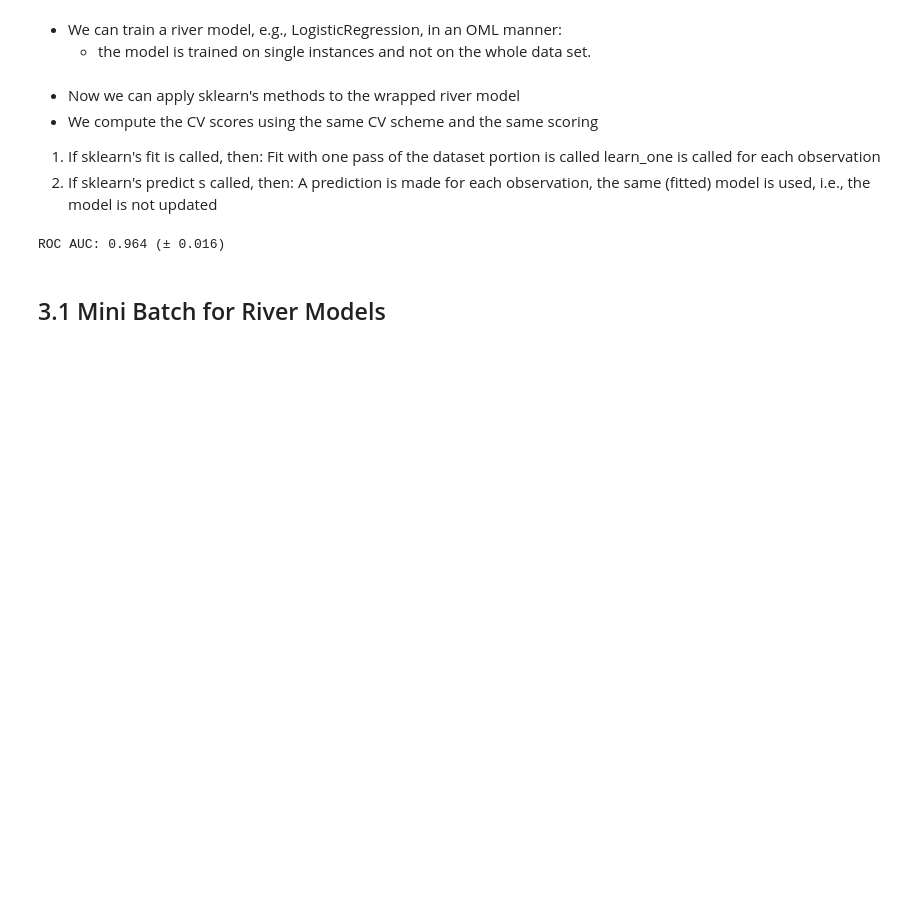
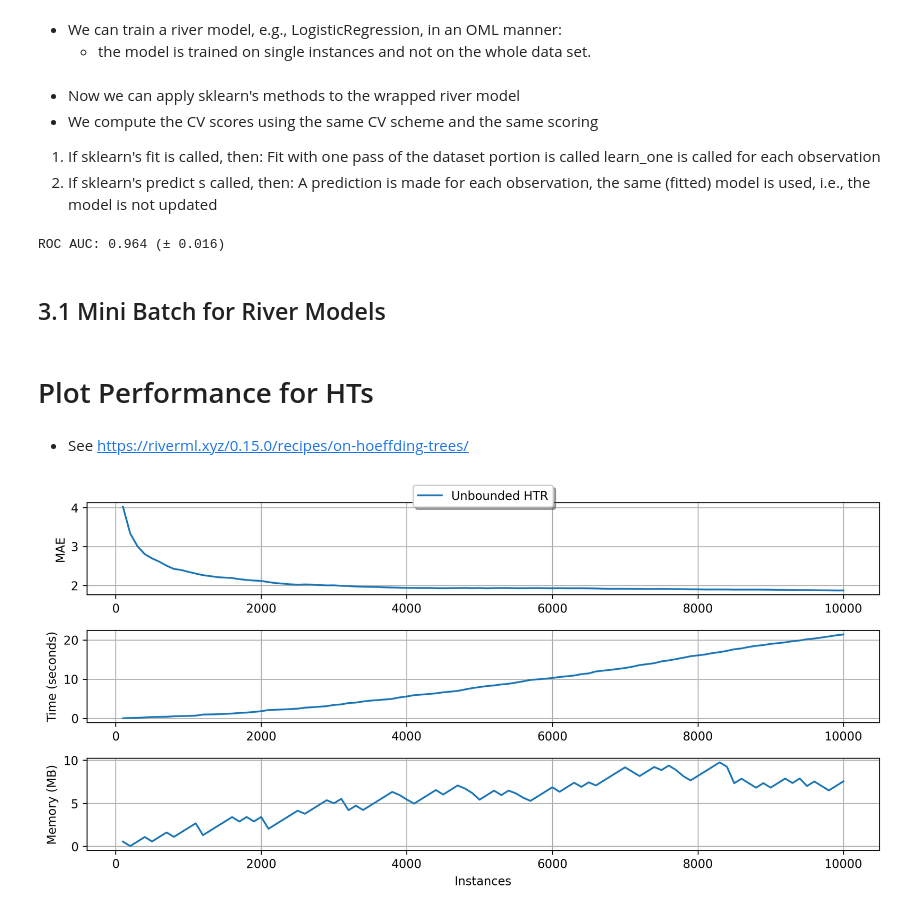
Before and after one commit to sequential-parameter-optimization/spotRiver, a Jupyter notebook: notebooks/03_spotriver_eval.ipynb, the cells around one changed output. Saved outputs shown, nothing was run; the diff lists cells and outputs as text; code cells hidden in the pictures; blank space fills up the shorter version.

```diff
--- a/notebooks/03_spotriver_eval.ipynb
+++ b/notebooks/03_spotriver_eval.ipynb
@@ -114,3 +113,7 @@ for x in pd.read_csv("data/opm_2001-2020.csv", usecols=names, chunksize=int(9858
     y = x.pop("Assessed Value")
     y_pred = rv_model.predict_proba_many(x)
     rv_model.learn_many(x, y)
+# %% [markdown]
+# Plot Performance for HTs
+# %% [markdown]
+* See [https://riverml.xyz/0.15.0/recipes/on-hoeffding-trees/](https://riverml.xyz/0.15.0/recipes/on-hoeffding-trees/)
@@ -116,0 +176,14 @@ for x in pd.read_csv("data/opm_2001-2020.csv", usecols=names, chunksize=int(9858
+# %%
+plot_performance(
+    dataset = synth.Friedman(seed=42).take(10_000),
+    metric = metrics.MAE(),
+    models =
+    {
+        "Unbounded HTR": (
+            preprocessing.StandardScaler() |
+            tree.HoeffdingTreeRegressor(splitter=tree.splitter.EBSTSplitter())
+        )
+    }
+)
+# %% [output]
+[figure, added]
```
Also changed, not shown: parts of 6 cells of this notebook, 4 other files.
